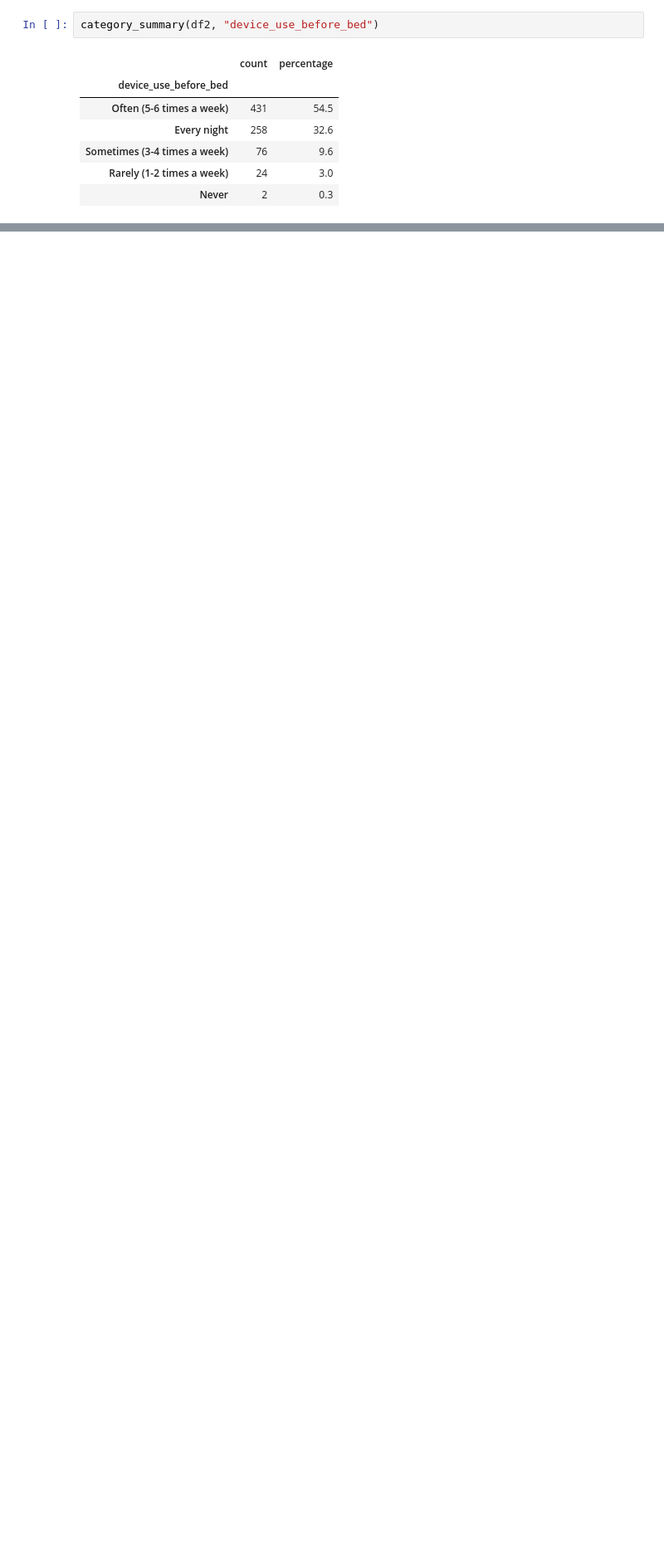
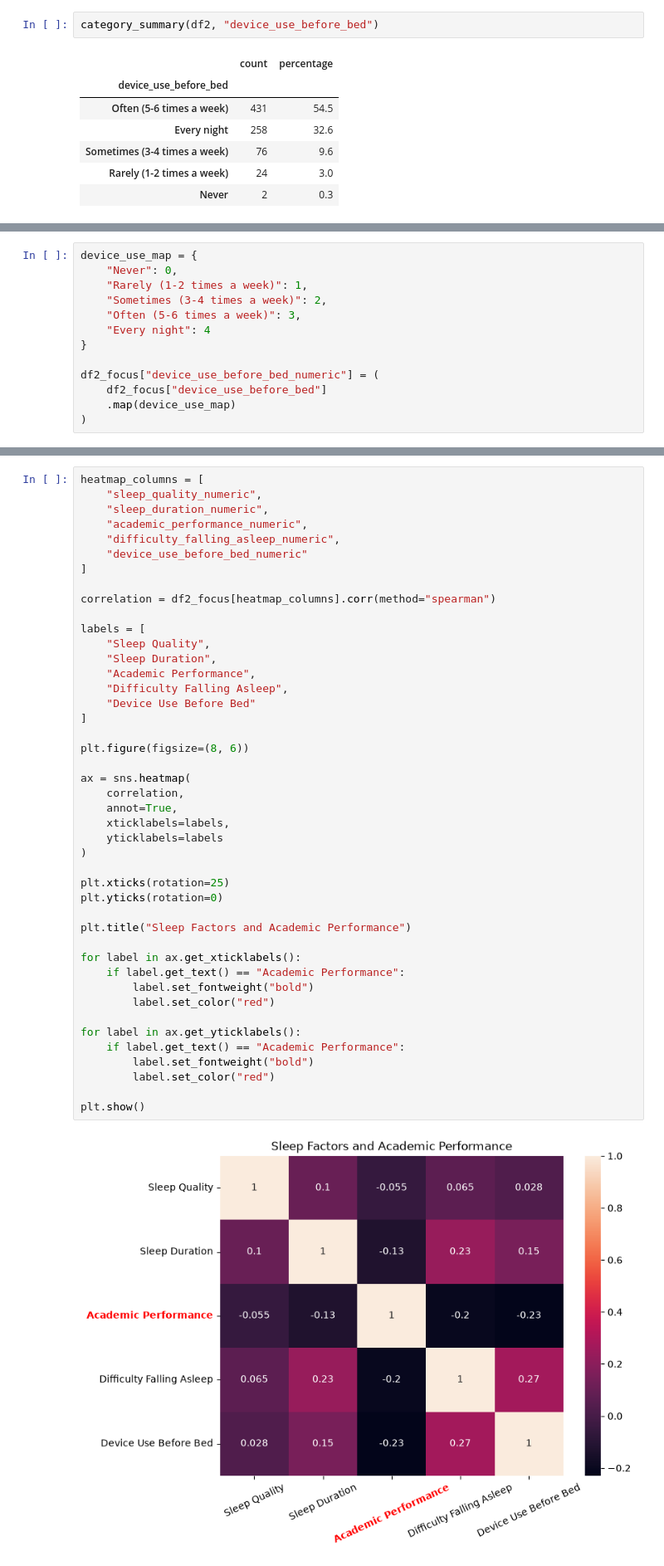
Before and after one commit to BuiltbyJaime/screens-sleep-scores, a Jupyter notebook: Notebooks/dataset_analysis.ipynb, the cells around one changed output, grey strips where cells are left out. Shown at 83% size. Saved outputs shown, nothing was run; the diff lists cells and outputs as text; blank space fills up the shorter version.

```diff
--- a/Notebooks/dataset_analysis.ipynb
+++ b/Notebooks/dataset_analysis.ipynb
@@ -691,0 +738,13 @@ category_summary(df2, "device_use_before_bed")
+# %%
+device_use_map = {
+    "Never": 0,
+    "Rarely (1-2 times a week)": 1,
+    "Sometimes (3-4 times a week)": 2,
+    "Often (5-6 times a week)": 3,
+    "Every night": 4
+}
+
+df2_focus["device_use_before_bed_numeric"] = (
+    df2_focus["device_use_before_bed"]
+    .map(device_use_map)
+)
@@ -693,0 +783,46 @@ category_summary(df2, "device_use_before_bed")
+# %%
+heatmap_columns = [
+    "sleep_quality_numeric",
+    "sleep_duration_numeric",
+    "academic_performance_numeric",
+    "difficulty_falling_asleep_numeric",
+    "device_use_before_bed_numeric"
+]
+
+correlation = df2_focus[heatmap_columns].corr(method="spearman")
+
+labels = [
+    "Sleep Quality",
+    "Sleep Duration",
+    "Academic Performance",
+    "Difficulty Falling Asleep",
+    "Device Use Before Bed"
+]
+
+plt.figure(figsize=(8, 6))
+
+ax = sns.heatmap(
+    correlation,
+    annot=True,
+    xticklabels=labels,
+    yticklabels=labels
+)
+
+plt.xticks(rotation=25)
+plt.yticks(rotation=0)
+
+plt.title("Sleep Factors and Academic Performance")
+
+for label in ax.get_xticklabels():
+    if label.get_text() == "Academic Performance":
+        label.set_fontweight("bold")
+        label.set_color("red")
+
+for label in ax.get_yticklabels():
+    if label.get_text() == "Academic Performance":
+        label.set_fontweight("bold")
+        label.set_color("red")
+
+plt.show()
+# %% [output]
+[figure, added]
```
Also changed, not shown: parts of 50 cells of this notebook, 1 other file.
